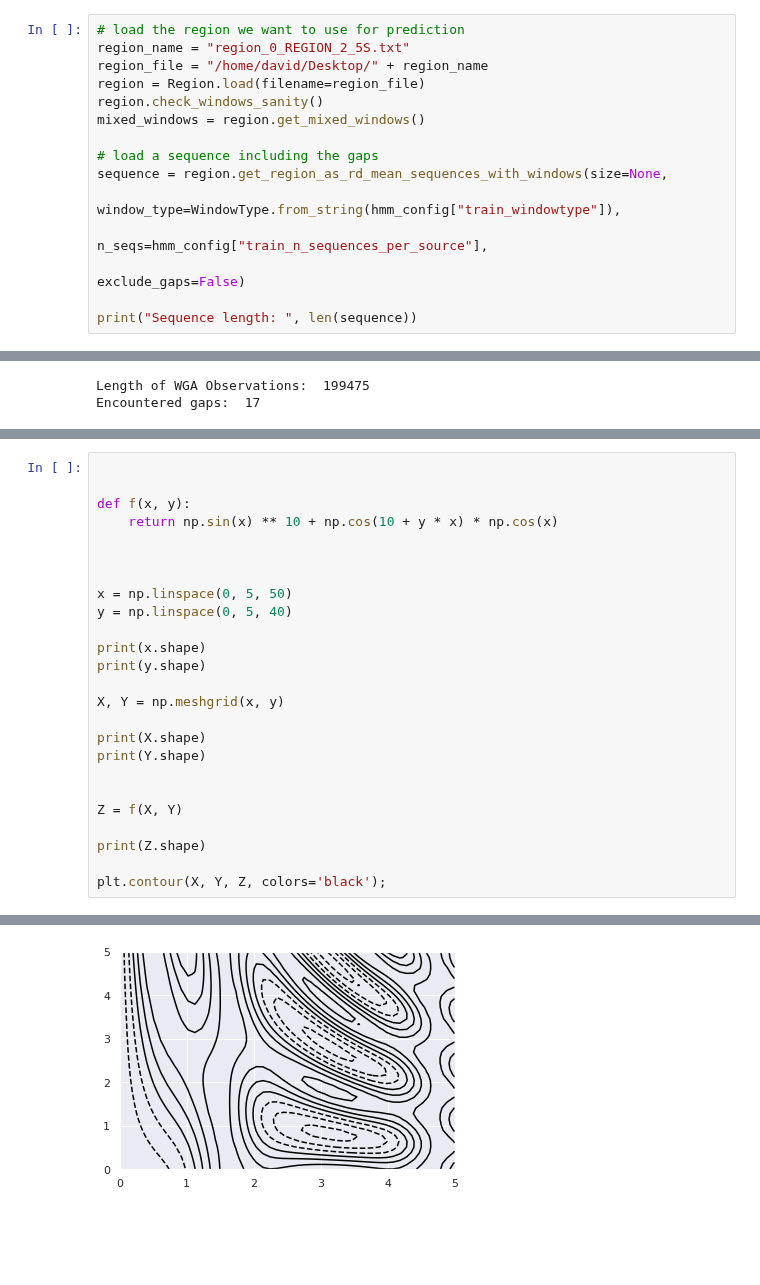
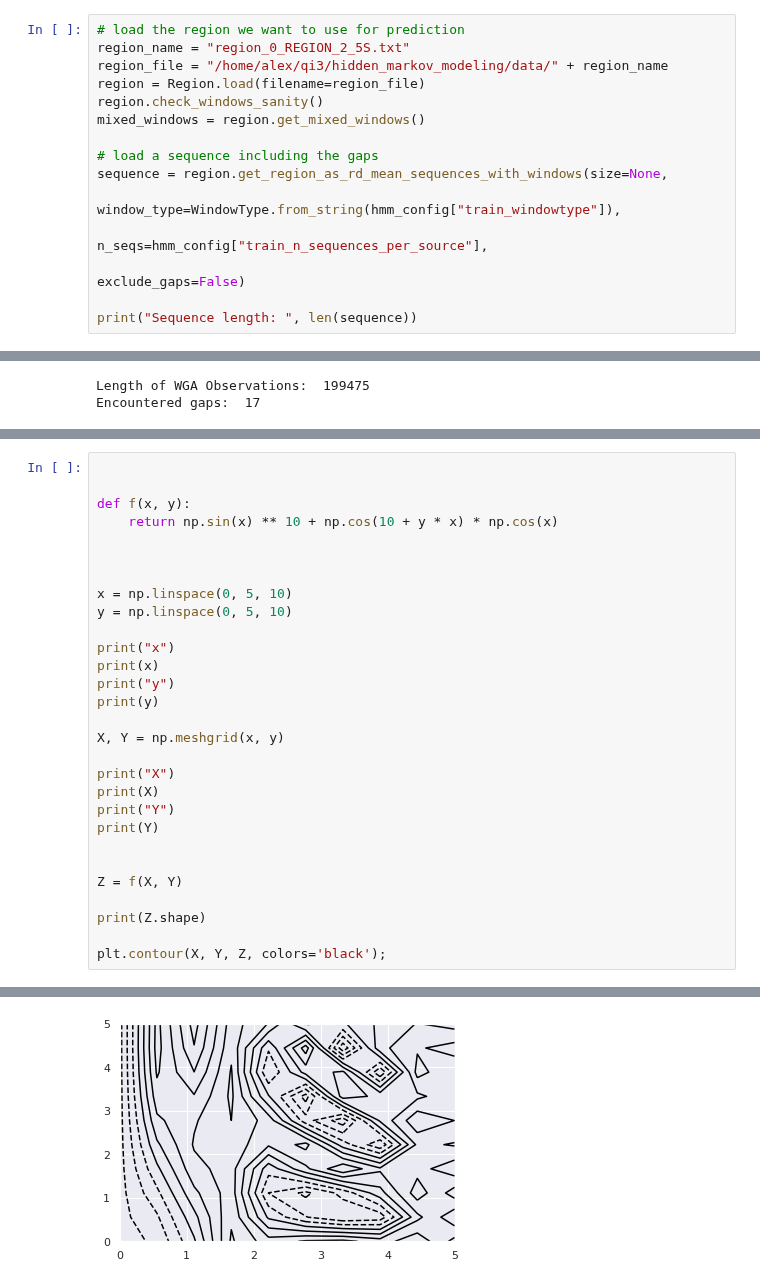
Before and after one commit to pockerman/hidden_markov_modeling, a Jupyter notebook: stories/story_16.ipynb, the cells around one changed output, grey strips where cells are left out. Saved outputs shown, nothing was run; the diff lists cells and outputs as text; blank space fills up the shorter version.

```diff
--- a/stories/story_16.ipynb
+++ b/stories/story_16.ipynb
@@ -49,7 +50,7 @@ Orphan state HMM_Model-end removed due to no edges                             l
 # %%
 # load the region we want to use for prediction
 region_name = "region_0_REGION_2_5S.txt"
-region_file = "/home/david/Desktop/" + region_name
+region_file = "/home/alex/qi3/hidden_markov_modeling/data/" + region_name
 region = Region.load(filename=region_file)
 region.check_windows_sanity()
 mixed_windows = region.get_mixed_windows()
@@ -389,16 +542,20 @@ def f(x, y):
 
 
 
-x = np.linspace(0, 5, 50)
-y = np.linspace(0, 5, 40)
+x = np.linspace(0, 5, 10)
+y = np.linspace(0, 5, 10)
 
-print(x.shape)
-print(y.shape)
+print("x")
+print(x)
+print("y")
+print(y)
 
 X, Y = np.meshgrid(x, y)
 
-print(X.shape)
-print(Y.shape)
+print("X")
+print(X)
+print("Y")
+print(Y)
 
 
 Z = f(X, Y)
@@ -415 +584 @@ plt.contour(X, Y, Z, colors='black');
-[figure, old version]
+[figure, new version]
```
Also changed, not shown: parts of 11 cells of this notebook.
